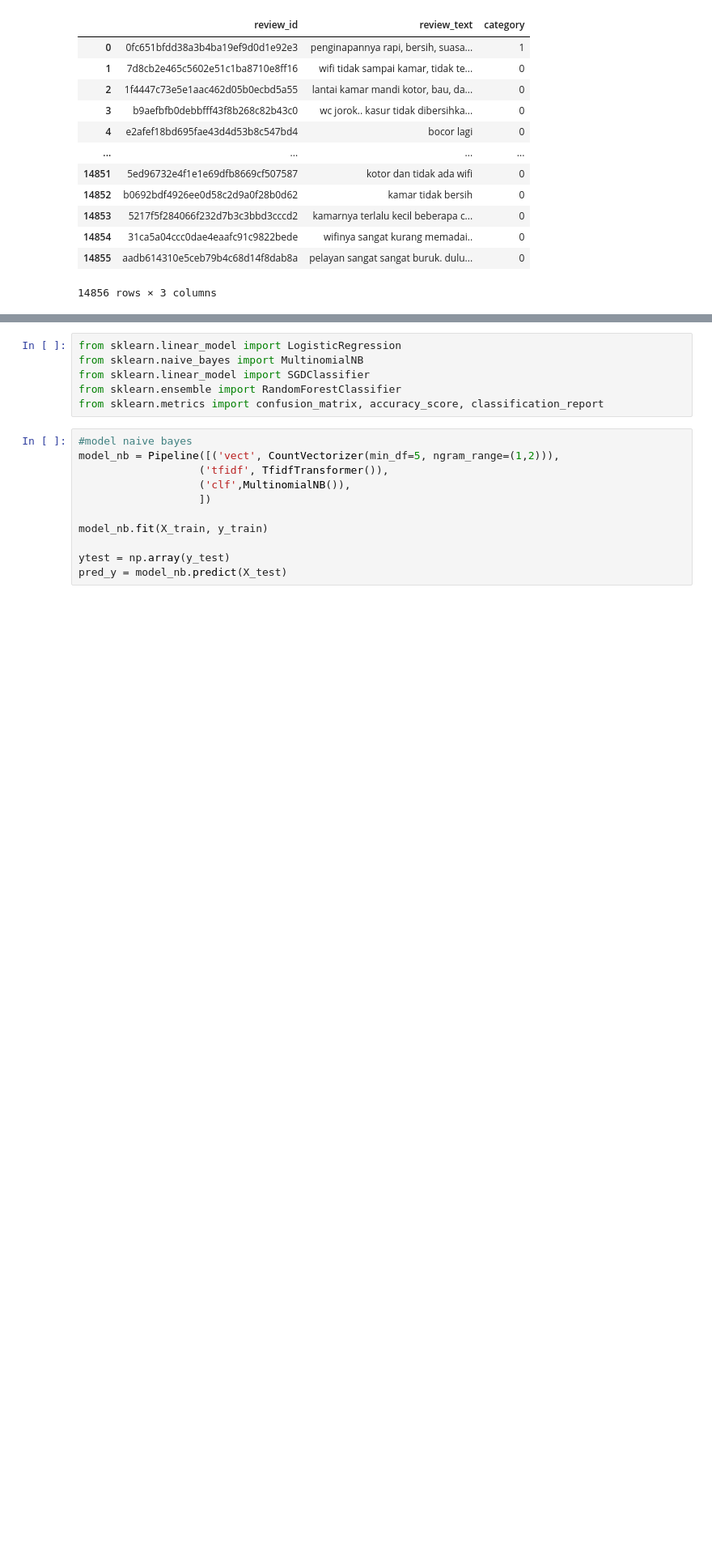
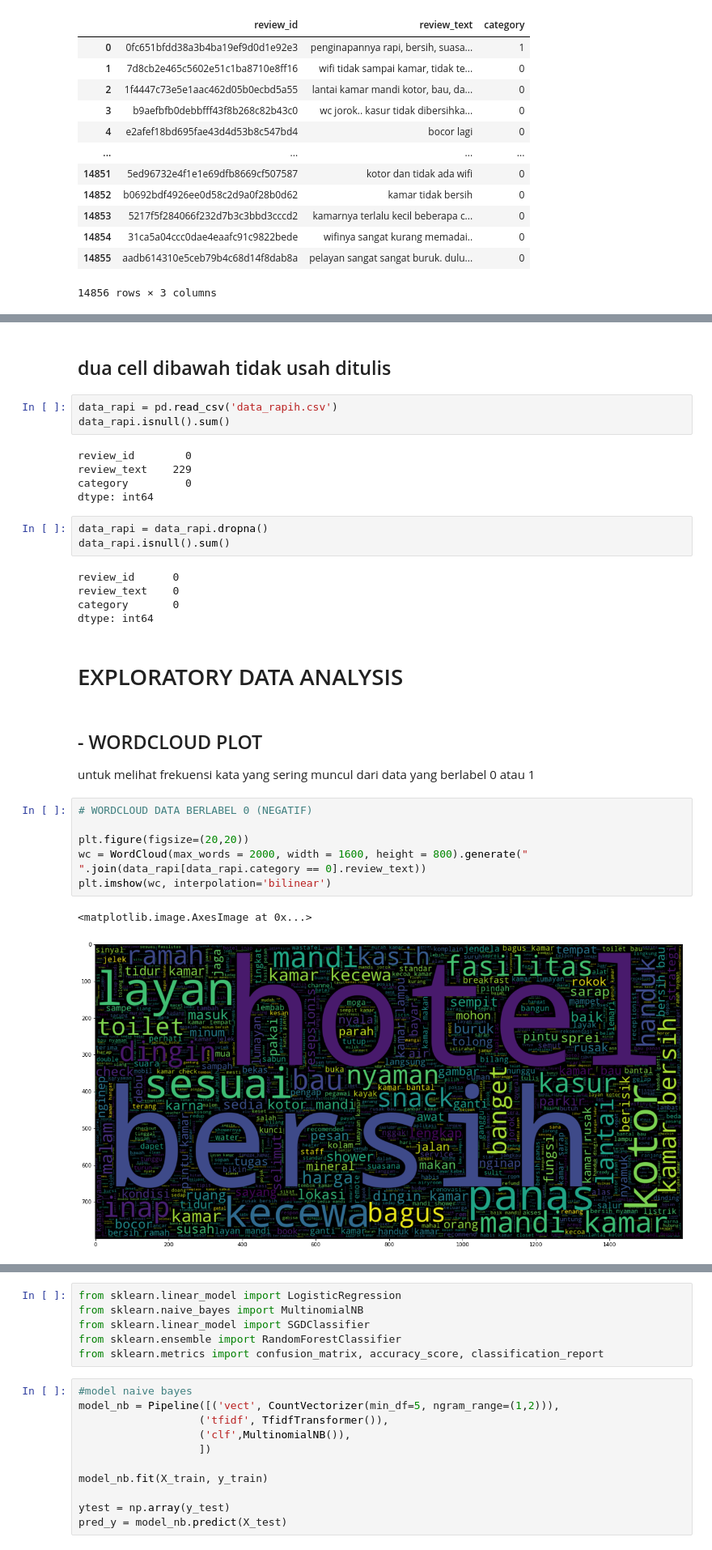
Before and after one commit to ArdaAr/hotel-feedback-sentimen, a Jupyter notebook: Datavidia.ipynb, the cells around one changed output, grey strips where cells are left out. Shown at 81% size. Cells and saved outputs as stored; diff of their text form; blank space fills up the shorter version.

```diff
--- a/Datavidia.ipynb
+++ b/Datavidia.ipynb
@@ -431,0 +539,33 @@ model = model.fit(X_train,y_train)
+# %% [markdown]
+<h2> dua cell dibawah tidak usah ditulis
+# %%
+data_rapi = pd.read_csv('data_rapih.csv')
+data_rapi.isnull().sum()
+# %% [output]
+review_id        0
+review_text    229
+category         0
+dtype: int64
+# %%
+data_rapi = data_rapi.dropna()
+data_rapi.isnull().sum()
+# %% [output]
+review_id      0
+review_text    0
+category       0
+dtype: int64
+# %% [markdown]
+# EXPLORATORY DATA ANALYSIS
+# %% [markdown]
+<h2> - WORDCLOUD PLOT </h2>
+
+untuk melihat frekuensi kata yang sering muncul dari data yang berlabel 0 atau 1
+# %%
+# WORDCLOUD DATA BERLABEL 0 (NEGATIF)
+
+plt.figure(figsize=(20,20))
+wc = WordCloud(max_words = 2000, width = 1600, height = 800).generate(" ".join(data_rapi[data_rapi.category == 0].review_text))
+plt.imshow(wc, interpolation='bilinear')
+# %% [output]
+<matplotlib.image.AxesImage at 0x...>
+[figure, added]
```
Also changed, not shown: parts of 130 cells of this notebook.
